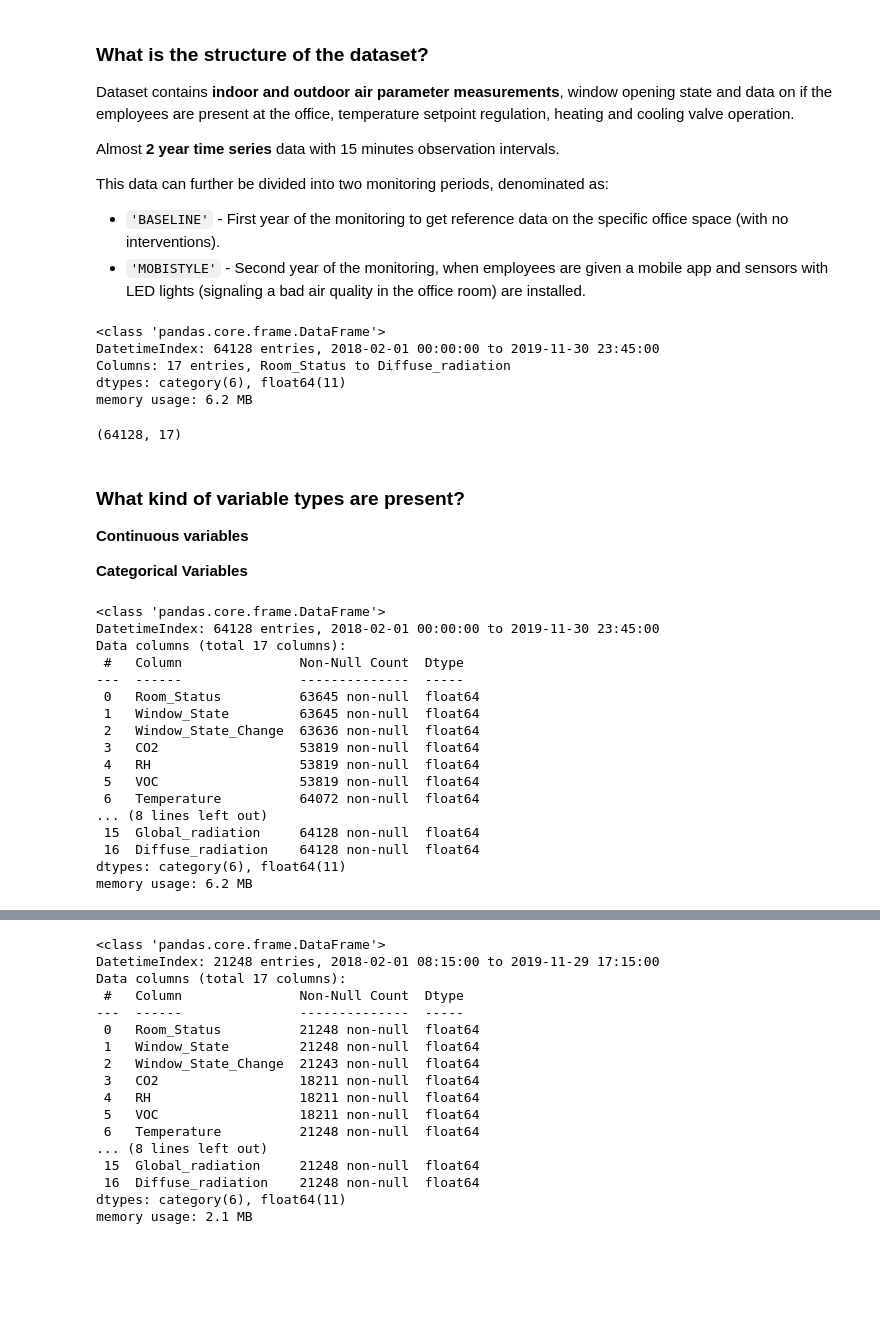
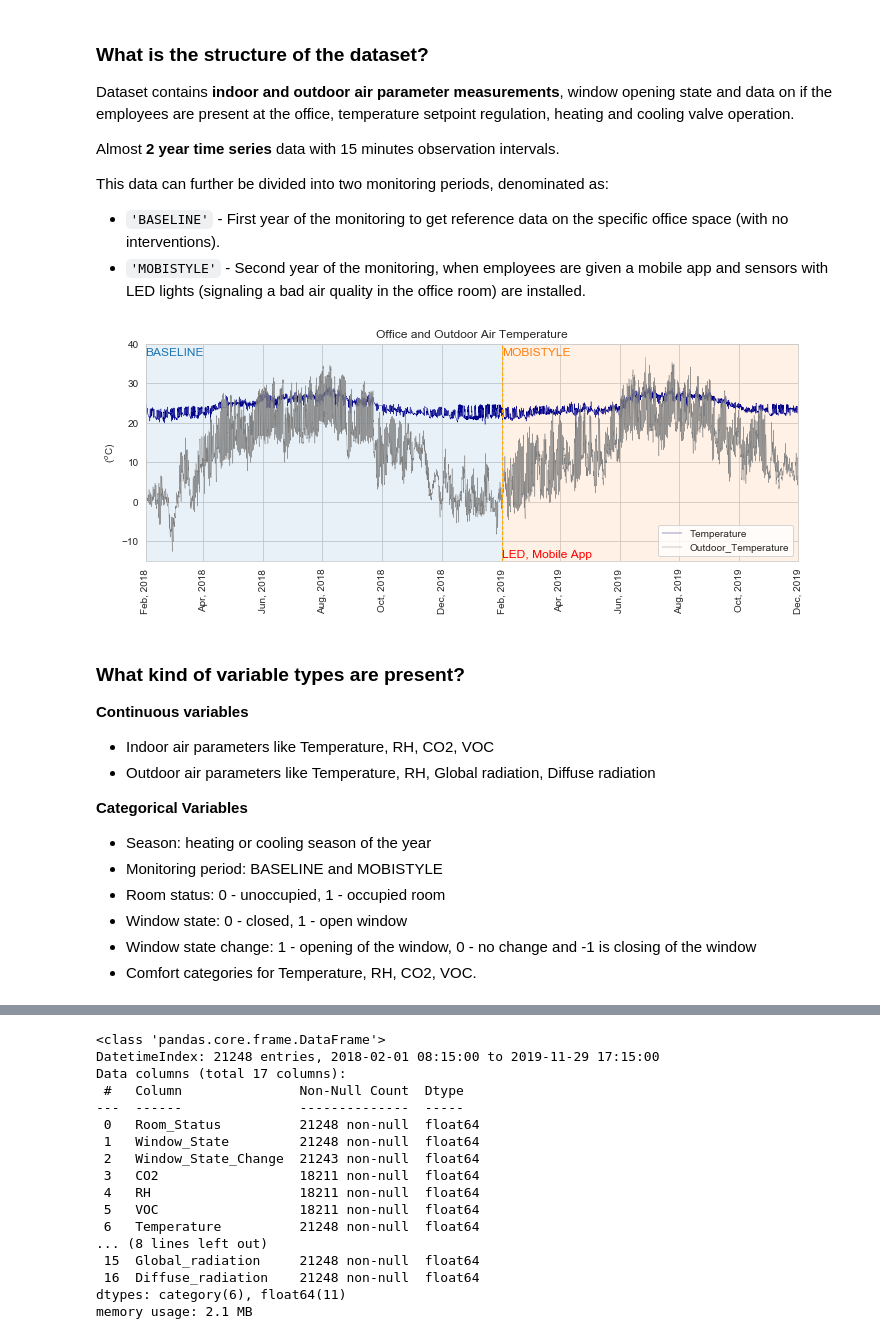
Before and after one commit to SVGoogle/EDA-project, a Jupyter notebook: data_exploration.ipynb, the cells around one changed output, grey strips where cells are left out. Cells and saved outputs as stored; diff of their text form; code cells hidden in the pictures; blank space fills up the shorter version.

Commit message:
feat: Continue univariate variable vizualisations

```diff
--- a/data_exploration.ipynb
+++ b/data_exploration.ipynb
@@ -102,7 +102,7 @@ dtypes = {
 }
 
 # read CSV file
-data = (pd.read_csv('./Files/office_air_quality_data.csv',
+df = (pd.read_csv('./Files/office_air_quality_data.csv',
                     parse_dates=True,
                     dtype=dtypes,
                     index_col='Timestamp')
@@ -117,41 +117,32 @@ Almost **2 year time series** data with 15 minutes observation intervals.
 This data can further be divided into two monitoring periods, denominated as:
 * `'BASELINE'` - First year of the monitoring to get reference data on the specific office space (with no interventions).
 * `'MOBISTYLE'` - Second year of the monitoring, when employees are given a mobile app and sensors with LED lights (signaling a bad air quality in the office room) are installed.
-# %%
-data.info(verbose=False)
-# %% [output]
-<class 'pandas.core.frame.DataFrame'>
-DatetimeIndex: 64128 entries, 2018-02-01 00:00:00 to 2019-11-30 23:45:00
-Columns: 17 entries, Room_Status to Diffuse_radiation
-dtypes: category(6), float64(11)
-memory usage: 6.2 MB
-# %%
-data.shape
-# %% [output]
-(64128, 17)
-# %% [markdown]
-### What kind of variable types are present?
-
-**Continuous variables**
-
-**Categorical Variables**
-# %%
-data.info()
-# %% [output]
-<class 'pandas.core.frame.DataFrame'>
-DatetimeIndex: 64128 entries, 2018-02-01 00:00:00 to 2019-11-30 23:45:00
-Data columns (total 17 columns):
- #   Column               Non-Null Count  Dtype
----  ------               --------------  -----
- 0   Room_Status          63645 non-null  float64
- 1   Window_State         63645 non-null  float64
- 2   Window_State_Change  63636 non-null  float64
- 3   CO2                  53819 non-null  float64
- 4   RH                   53819 non-null  float64
- 5   VOC                  53819 non-null  float64
- 6   Temperature          64072 non-null  float64
-... (8 lines left out)
- 15  Global_radiation     64128 non-null  float64
- 16  Diffuse_radiation    64128 non-null  float64
-dtypes: category(6), float64(11)
-memory usage: 6.2 MB
+# %%
+fig, ax = plt.subplots(figsize=(11.87, 4), sharex=True)
+
+df.loc[:, ['Temperature', 'Outdoor_Temperature']].plot(title='Office and Outdoor Air Temperature', color=['darkblue', 'grey'],
+                                                       linewidth=.4, ax=ax)
+ax.axvline(x='02-01-2019', color='orange', linestyle='--', linewidth=1)
+ax.fill_between(df.loc['02-01-2019':, :].index.values, -15, 40, facecolor=color_MS, alpha=0.1)
+ax.fill_between(df.loc[:'02-01-2019', :].index.values, -15, 40, facecolor=color_BL, alpha=0.1)
+ax.text(x='02-01-2019', y=-14, s='LED, Mobile App', color='red', size=12);
+ax.text(x='02-01-2019', y=37, s='MOBISTYLE', color=color_MS, size=12);
+ax.text(x='02-01-2018', y=37, s='BASELINE', color=color_BL, size=12);
+ax.set(ylim=(-15,40), xticks=pd.date_range(start='2018-02-1', periods=12, freq='2MS'), xlabel='', ylabel='($^o$C)');
+ax.set_xticklabels(pd.date_range(start='2018-02-1', periods=12, freq='2MS').strftime('%b, %Y'), rotation=90);
+# %% [output]
+[figure, added]
+# %% [markdown]
+### What kind of variable types are present?
+
+**Continuous variables**
+* Indoor air parameters like Temperature, RH, CO2, VOC
+* Outdoor air parameters like Temperature, RH, Global radiation, Diffuse radiation
+
+**Categorical Variables**
+* Season: heating or cooling season of the year
+* Monitoring period: BASELINE and MOBISTYLE
+* Room status: 0 - unoccupied, 1 - occupied room
+* Window state: 0 - closed, 1 - open window
+* Window state change: 1 - opening of the window, 0 - no change and -1 is closing of the window
+* Comfort categories for Temperature, RH, CO2, VOC.
```
Also changed, not shown: parts of 4 cells of this notebook.
